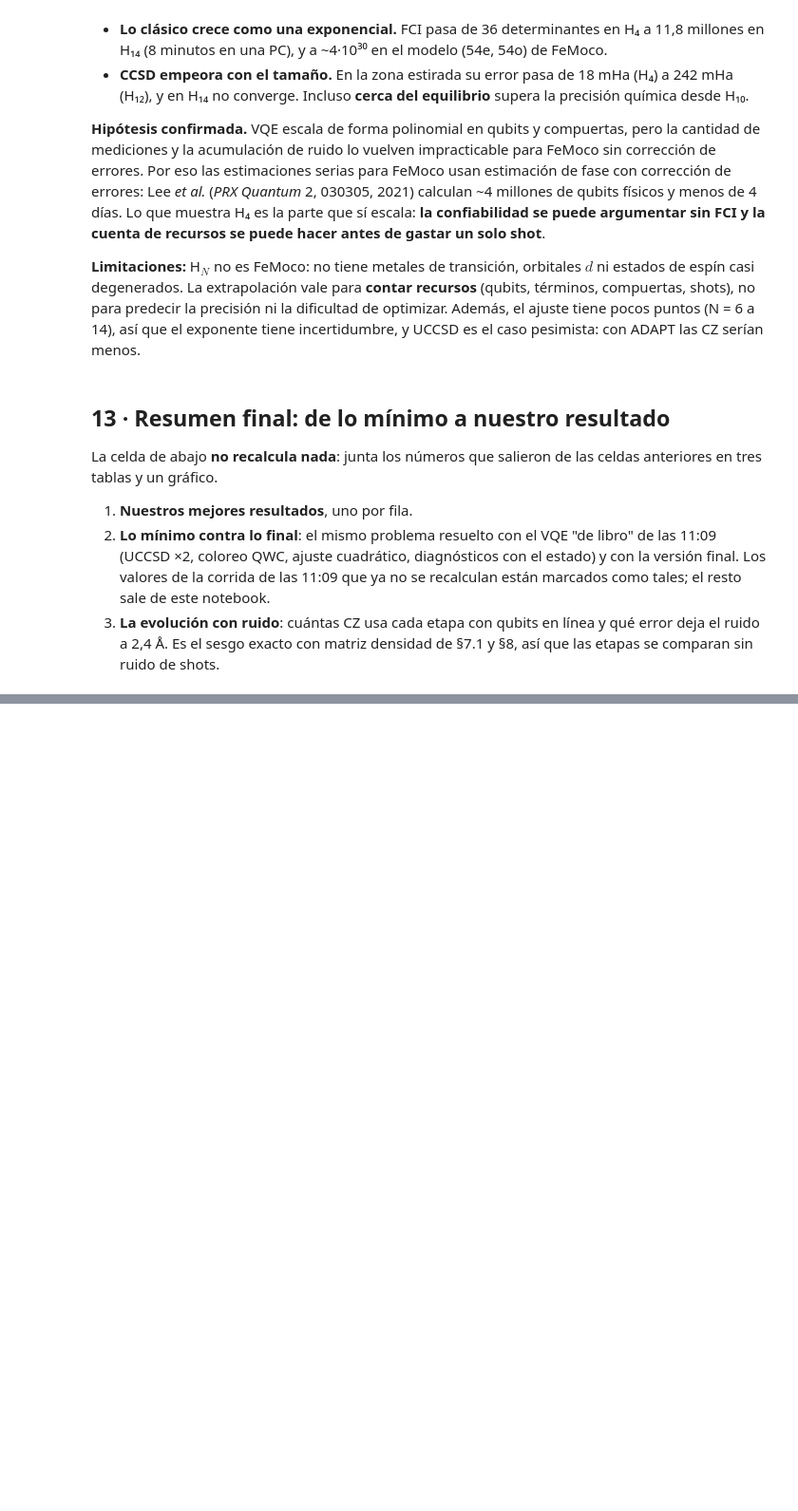
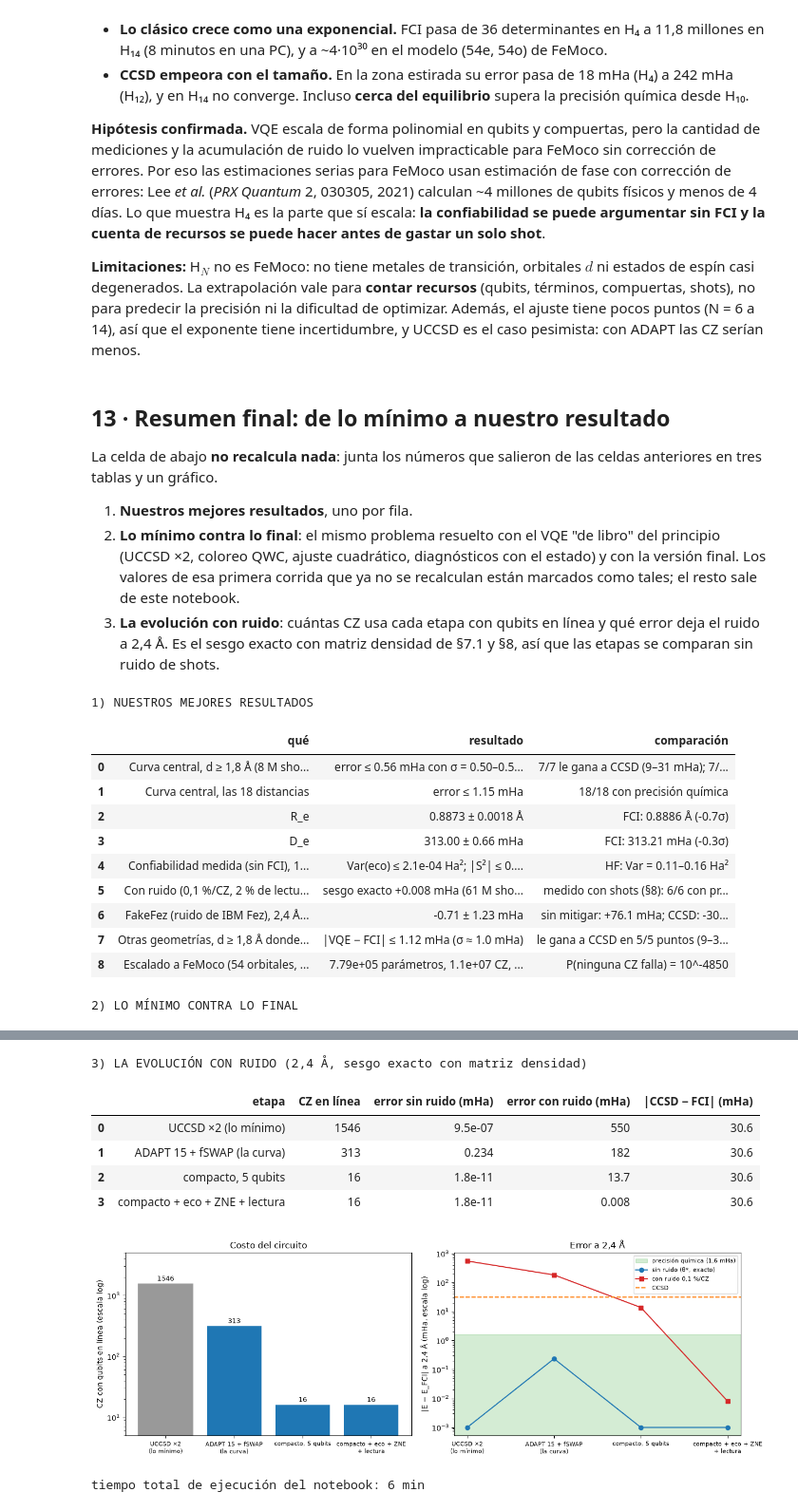
Before and after one commit to octavioromagnoli/quantum-toffolis, a Jupyter notebook: notebook/H4_VQE.ipynb, the cells around one changed output, grey strips where cells are left out. Shown at 95% size. Drawn from its saved outputs; the diff is of its cells as text; code cells hidden in the pictures; blank space fills up the shorter version.

```diff
--- a/notebook/H4_VQE.ipynb
+++ b/notebook/H4_VQE.ipynb
@@ -4475,7 +4668,7 @@ print(f"(a {D_STRETCH} Å; {time.time() - t0:.0f} s)")
 La celda de abajo **no recalcula nada**: junta los números que salieron de las celdas anteriores en tres tablas y un gráfico.
 
 1. **Nuestros mejores resultados**, uno por fila.
-2. **Lo mínimo contra lo final**: el mismo problema resuelto con el VQE "de libro" de las 11:09 (UCCSD ×2, coloreo QWC, ajuste cuadrático, diagnósticos con el estado) y con la versión final. Los valores de la corrida de las 11:09 que ya no se recalculan están marcados como tales; el resto sale de este notebook.
+2. **Lo mínimo contra lo final**: el mismo problema resuelto con el VQE "de libro" del principio (UCCSD ×2, coloreo QWC, ajuste cuadrático, diagnósticos con el estado) y con la versión final. Los valores de esa primera corrida que ya no se recalculan están marcados como tales; el resto sale de este notebook.
 3. **La evolución con ruido**: cuántas CZ usa cada etapa con qubits en línea y qué error deja el ruido a 2,4 Å. Es el sesgo exacto con matriz densidad de §7.1 y §8, así que las etapas se comparan sin ruido de shots.
 # %%
 # Resumen: todo sale de las celdas de arriba (acá no se recalcula nada).
@@ -4522,7 +4715,7 @@ mejores = pd.DataFrame([
 with pd.option_context("display.max_colwidth", 140):
     display(mejores)
 
-print("2) LO MÍNIMO (11:09) CONTRA LO FINAL")
+print("2) LO MÍNIMO CONTRA LO FINAL")
 uccsd_err = u2[u2.d >= config.STRETCHED_FROM]["error sin ruido (mHa)"].max()
 adapt_err = 1e3 * (st.E_opt_exact - st.E_fci).max()
 lvf = pd.DataFrame([
@@ -4533,25 +4726,25 @@ lvf = pd.DataFrame([
     ("grupos de medición (QWC)", int(sh.loc[(2.4, GROUPINGS[0][2]), "grupos"]), int(sh.loc[(2.4, GROUPINGS[1][2]), "grupos"]), "sorted insertion"),
     ("shots para σ = 0,5 mHa a 2,4 Å", f"{sh.loc[(2.4, GROUPINGS[0][2]), 'shots para σ = 0,5 mHa (M)']:.1f} M", f"{sh.loc[(2.4, GROUPINGS[1][2]), 'shots para σ = 0,5 mHa (M)']:.1f} M",
      f"{sh.loc[(2.4, GROUPINGS[0][2]), 'shots para σ = 0,5 mHa (M)'] / sh.loc[(2.4, GROUPINGS[1][2]), 'shots para σ = 0,5 mHa (M)']:.1f}× menos"),
-    ("σ con 8 M de shots, d ≥ 1,8 Å", "0,65–0,72 mHa (corrida de las 11:09)", f"{rng(st.sigma_mHa)} mHa (medida)", "misma cantidad de shots"),
+    ("σ con 8 M de shots, d ≥ 1,8 Å", "0,65–0,72 mHa (primera corrida)", f"{rng(st.sigma_mHa)} mHa (medida)", "misma cantidad de shots"),
     ("error sin ruido máx., d ≥ 1,8 Å", f"{uccsd_err:.1e} mHa", f"{adapt_err:.2f} mHa", "ambos muy por debajo de σ"),
-    ("error medido máx., d ≥ 1,8 Å", "0,74 mHa (corrida de las 11:09)", f"{st.err_vqe_mHa.max():.2f} mHa", "7/7 contra CCSD en los dos"),
+    ("error medido máx., d ≥ 1,8 Å", "0,74 mHa (primera corrida)", f"{st.err_vqe_mHa.max():.2f} mHa", "7/7 contra CCSD en los dos"),
     ("R_e − R_e(FCI)", f"{1e3 * (cuad['R_e (Å)'] - ref['R_e']):+.1f} mÅ (cuadrático, mismos datos)", f"{1e3 * (fit['R_e'] - ref['R_e']):+.1f} ± {1e3 * fit['R_e_sigma']:.1f} mÅ (cuártico)", "ajuste elegido por su sesgo"),
     ("confiabilidad", "con el estado del simulador", "medida con shots (eco, S², N, profundidad)", "sin FCI y sin el estado"),
     ("error con ruido a 2,4 Å, sin mitigar", f"{rz.loc['UCCSD ×2 (lo mínimo)', 'error con ruido, sin mitigar (mHa)']:+.0f} mHa (peor que HF: {rz.loc['HF (sin circuito)', 'error con ruido, sin mitigar (mHa)']:+.0f})",
      f"{rz.loc['ADAPT 15 + ruteo fSWAP', 'error con ruido, sin mitigar (mHa)']:+.0f} mHa (ADAPT); {rz.loc['compacto 5 qubits (L = 8)', 'error con ruido, sin mitigar (mHa)']:+.1f} mHa (compacto 5q)", "§7"),
     ("error con ruido a 2,4 Å, mitigado", "—", f"{mi.loc['eco + ZNE lineal (1,3) + RO', 'sesgo (mHa)']:+.3f} mHa (exacto); −1,0 ± 0,5 y −0,1 ± 0,5 mHa (medidos)", "§8"),
-], columns=["", "lo mínimo (11:09)", "final", "cómo"])
+], columns=["", "lo mínimo", "final", "cómo"])
 with pd.option_context("display.max_colwidth", 120):
     display(lvf)
 
 print("3) LA EVOLUCIÓN CON RUIDO (2,4 Å, sesgo exacto con matriz densidad)")
 cp = rz.loc["compacto 5 qubits (L = 8)"]
 evo = pd.DataFrame([
-    {"etapa": "UCCSD ×2\n(lo mínimo, 11:09)", **rz.loc["UCCSD ×2 (lo mínimo)", ["CZ (línea)", "error sin ruido (mHa)", "error con ruido, sin mitigar (mHa)"]].to_dict()},
-    {"etapa": "ADAPT 15 + fSWAP\n(la curva, 13:41)", **rz.loc["ADAPT 15 + ruteo fSWAP", ["CZ (línea)", "error sin ruido (mHa)", "error con ruido, sin mitigar (mHa)"]].to_dict()},
-    {"etapa": "compacto, 5 qubits\n(12:07)", **cp[["CZ (línea)", "error sin ruido (mHa)", "error con ruido, sin mitigar (mHa)"]].to_dict()},
-    {"etapa": "compacto + eco + ZNE\n+ lectura (13:44)", "CZ (línea)": cp["CZ (línea)"], "error sin ruido (mHa)": cp["error sin ruido (mHa)"],
+    {"etapa": "UCCSD ×2\n(lo mínimo)", **rz.loc["UCCSD ×2 (lo mínimo)", ["CZ (línea)", "error sin ruido (mHa)", "error con ruido, sin mitigar (mHa)"]].to_dict()},
+    {"etapa": "ADAPT 15 + fSWAP\n(la curva)", **rz.loc["ADAPT 15 + ruteo fSWAP", ["CZ (línea)", "error sin ruido (mHa)", "error con ruido, sin mitigar (mHa)"]].to_dict()},
+    {"etapa": "compacto, 5 qubits", **cp[["CZ (línea)", "error sin ruido (mHa)", "error con ruido, sin mitigar (mHa)"]].to_dict()},
+    {"etapa": "compacto + eco + ZNE\n+ lectura", "CZ (línea)": cp["CZ (línea)"], "error sin ruido (mHa)": cp["error sin ruido (mHa)"],
      "error con ruido, sin mitigar (mHa)": mi.loc["eco + ZNE lineal (1,3) + RO", "sesgo (mHa)"]},
 ]).rename(columns={"CZ (línea)": "CZ en línea", "error con ruido, sin mitigar (mHa)": "error con ruido (mHa)"})
 evo["|CCSD − FCI| (mHa)"] = ccsd24
@@ -4560,3 +4753,16 @@ with pd.option_context("display.float_format", lambda v: f"{v:.3g}"):
     display(evo.assign(etapa=evo.etapa.str.replace("\n", " ")))
 fig = plot_evolution(evo); plt.show()
 print(f"tiempo total de ejecución del notebook: {(time.time() - T_INICIO) / 60:.0f} min")
+# %% [output]
+1) NUESTROS MEJORES RESULTADOS
+|  | qué | resultado | comparación |
+| 0 | Curva central, d ≥ 1,8 Å (8 M sho... | error ≤ 0.56 mHa con σ = 0.50–0.5... | 7/7 le gana a CCSD (9–31 mHa); 7/... |
+| 1 | Curva central, las 18 distancias | error ≤ 1.15 mHa | 18/18 con precisión química |
+| 2 | R_e | 0.8873 ± 0.0018 Å | FCI: 0.8886 Å (-0.7σ) |
+| 3 | D_e | 313.00 ± 0.66 mHa | FCI: 313.21 mHa (-0.3σ) |
+| 4 | Confiabilidad medida (sin FCI), 1... | Var(eco) ≤ 2.1e-04 Ha²; |S²| ≤ 0.... | HF: Var = 0.11–0.16 Ha² |
+| 5 | Con ruido (0,1 %/CZ, 2 % de lectu... | sesgo exacto +0.008 mHa (61 M sho... | medido con shots (§8): 6/6 con pr... |
+| 6 | FakeFez (ruido de IBM Fez), 2,4 Å... | -0.71 ± 1.23 mHa | sin mitigar: +76.1 mHa; CCSD: -30... |
+| 7 | Otras geometrías, d ≥ 1,8 Å donde... | |VQE − FCI| ≤ 1.12 mHa (σ ≈ 1.0 mHa) | le gana a CCSD en 5/5 puntos (9–3... |
+| 8 | Escalado a FeMoco (54 orbitales, ... | 7.79e+05 parámetros, 1.1e+07 CZ, ... | P(ninguna CZ falla) = 10^-4850 |
+2) LO MÍNIMO CONTRA LO FINAL
@@ -4563 +4783,9 @@ print(f"tiempo total de ejecución del notebook: {(time.time() - T_INICIO) / 60:
+3) LA EVOLUCIÓN CON RUIDO (2,4 Å, sesgo exacto con matriz densidad)
+|  | etapa | CZ en línea | error sin ruido (mHa) | error con ruido (mHa) | |CCSD − FCI| (mHa) |
+| 0 | UCCSD ×2 (lo mínimo) | 1546 | 9.5e-07 | 550 | 30.6 |
+| 1 | ADAPT 15 + fSWAP (la curva) | 313 | 0.234 | 182 | 30.6 |
+| 2 | compacto, 5 qubits | 16 | 1.8e-11 | 13.7 | 30.6 |
+| 3 | compacto + eco + ZNE + lectura | 16 | 1.8e-11 | 0.008 | 30.6 |
+[figure, added]
+tiempo total de ejecución del notebook: 6 min
 # %% [markdown]
```
Also changed, not shown: parts of 59 cells of this notebook, 21 other files.
